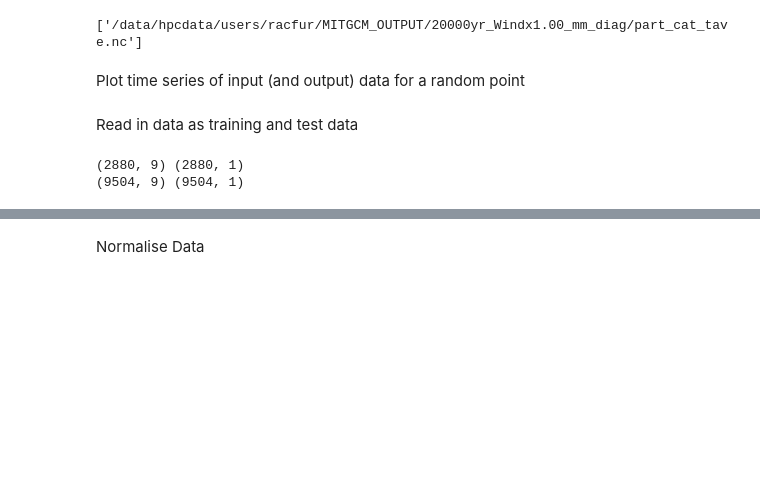
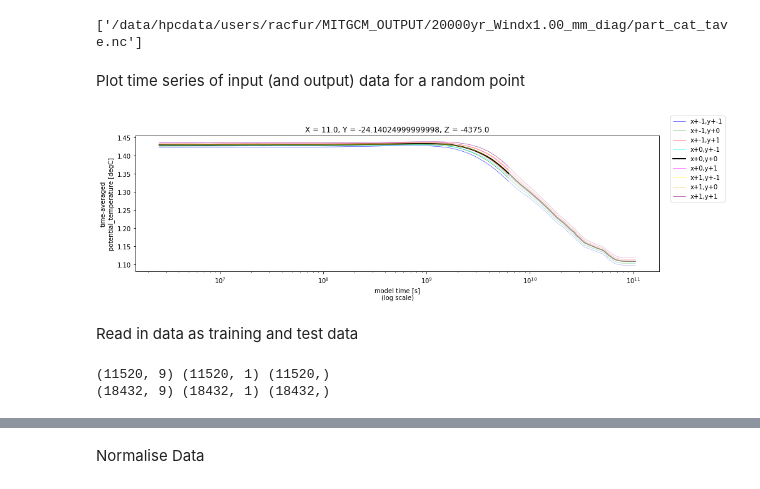
Before and after one commit to RachelFurner/DynamicPrediction, a Jupyter notebook: Regression_attempts.ipynb, the cells around one changed output, grey strips where cells are left out. Drawn from its saved outputs; the diff is of its cells as text; code cells hidden in the pictures; blank space fills up the shorter version.

```diff
--- a/Regression_attempts.ipynb
+++ b/Regression_attempts.ipynb
@@ -22,12 +26,12 @@ halo_list = (range(-halo_size, halo_size+1))
 xy=2*(halo_size^2+halo_size) # if using a 2-d halo in x and y....if using a 3-d halo need to recalculate!
 
 # region at start of run to learn from
-split_index = 1200   # learn from first 100 years
+split_index = 2400   # learn from first 200 years
 
-#my_var = 'Ttave'
+my_var = 'Ttave'
 #my_var = 'Stave'
-my_var = 'uVeltave'
 #my_var = 'uVeltave'
+#my_var = 'uVeltave'
 # %% [markdown]
 Read in the data
 # %%
@@ -51,33 +55,37 @@ Plot time series of input (and output) data for a random point
 # %%
 # Plot a timeseries of variable value at set grid point and its halo,
 # to use this to predict the value of that variable at a later time step
 
-z=np.random.randint(1,41) # 42 points in z-dir - skip edge points, don't want to be near surface or bottom boundary *for now*.
-x=np.random.randint(1,9)  # 11 points in x dir - skip edge points to allow non-boundary halo. Skip last 2 points, as last point is land
-y=np.random.randint(1,76)  # 78 points in y dir - skip edge points to allow non-boundary halo. Skip last 2 points, as last point is land
-
-fig1 = plt.figure(figsize=(15,4))
+z=np.random.randint(1,40) # 42 points in z-dir - skip edge points, don't want to be near surface or bottom boundary *for now*.
+x=np.random.randint(1,8)  # 11 points in x dir - skip edge points to allow non-boundary halo. Skip last 2 points, as last point is land
+y=np.random.randint(1,75)  # 78 points in y dir - skip edge points to allow non-boundary halo. Skip last 2 points, as last point is land
 
 colours=['blue' , 'green', 'red', 'cyan', 'magenta', 'yellow', 'orange', 'purple', 'aquarmarine',
          'gold', 'brown', 'pink', 'grey', 'olive', 'yellowgreen', 'violet', 'teal', 'sienna',
          'salmon', 'plum', 'navy', 'orangered', 'tan', 'lightblue', 'khaki', 'indigo',
          'darkgreen', 'crimson']
 colours.insert(xy, 'black')
 styles=['dotted'] * 28
 styles.insert(xy, 'solid')
 alphas=[0.4] * 28
 alphas.insert(xy, 1.)
+thicks=['0.5'] * 28
+thicks.insert(xy, '2')
 
+fig1 = plt.figure(figsize=(15,4))
 i=0
 for x_offset in halo_list:
     for y_offset in halo_list:
         ds_var[:split_index,z,y+y_offset,x+x_offset].plot(label=('x+%d,y+%d' % (x_offset, y_offset)),
-                                                          alpha=0.4, xscale='log', color=colours[i], ls=styles[i])
-        ds_var[split_index:,z,y+y_offset,x+x_offset].plot(alpha=1, xscale='log', color=colours[i], ls=styles[i])
+                                                          alpha=1.0, xscale='log', color=colours[i], lw=thicks[i])
+        ds_var[split_index:,z,y+y_offset,x+x_offset].plot(alpha=0.4, xscale='log', color=colours[i], lw=thicks[i])
+        plt.xlabel('model time [s]\n(log scale)')
         i=i+1
 
 fig1.legend()
 fig1.savefig('../regression_plots/'+my_var+'_'+str(x)+'.'+str(y)+'.'+str(z)+'.png')
+# %% [output]
+[figure, added]
 # %% [markdown]
 Read in data as training and test data
 # %%
@@ -93,10 +101,11 @@ nxt_outputs_te = []
 for z in range(1,40,10):
     for x in range(1,9,3):
         for y in range(1,76,10):
-            for time in range(0, split_index, 40):
+            for time in range(0, split_index, 20):
                 inputs_tr.append([ds_var.isel(T=time)[z,y+y_offset,x+x_offset] for x_offset in halo_list for y_offset in halo_list])
                 nxt_outputs_tr.append([ds_var.isel(T=time+StepSize)[z,y,x]])
-            for time in range(split_index, len(ds.T.data)-StepSize, 400):
+
+            for time in range(split_index, len(ds.T.data)-StepSize, 200):
                 inputs_te.append([ds_var.isel(T=time)[z,y+y_offset,x+x_offset] for x_offset in halo_list for y_offset in halo_list])
                 nxt_outputs_te.append([ds_var.isel(T=time+StepSize)[z,y,x]])
 
@@ -106,8 +115,12 @@ nxt_outputs_tr=np.asarray(nxt_outputs_tr)
 inputs_te=np.asarray(inputs_te)
 nxt_outputs_te=np.asarray(nxt_outputs_te)
 
-#print(inputs_tr.shape, nxt_outputs_tr.shape)
-#print(inputs_te.shape, nxt_outputs_te.shape)
+##calculate outputs for tendancy model as the difference between 'next' and 'now'
+tnd_outputs_tr = nxt_outputs_tr[:,0] - inputs_tr[:,xy]
+tnd_outputs_te = nxt_outputs_te[:,0] - inputs_te[:,xy]
+
+print(inputs_tr.shape, nxt_outputs_tr.shape, tnd_outputs_tr.shape)
+print(inputs_te.shape, nxt_outputs_te.shape, tnd_outputs_te.shape)
 # %% [output]
-(2880, 9) (2880, 1)
-(9504, 9) (9504, 1)
+(11520, 9) (11520, 1) (11520,)
+(18432, 9) (18432, 1) (18432,)
```
Also changed, not shown: parts of 33 cells of this notebook, 1 other file.
